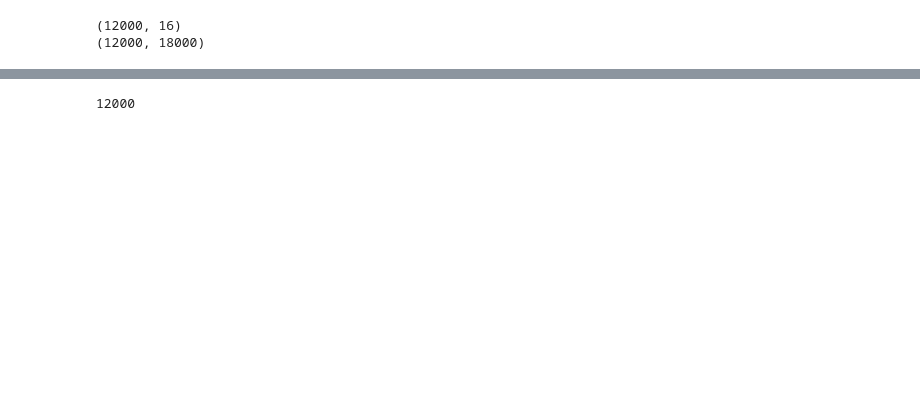
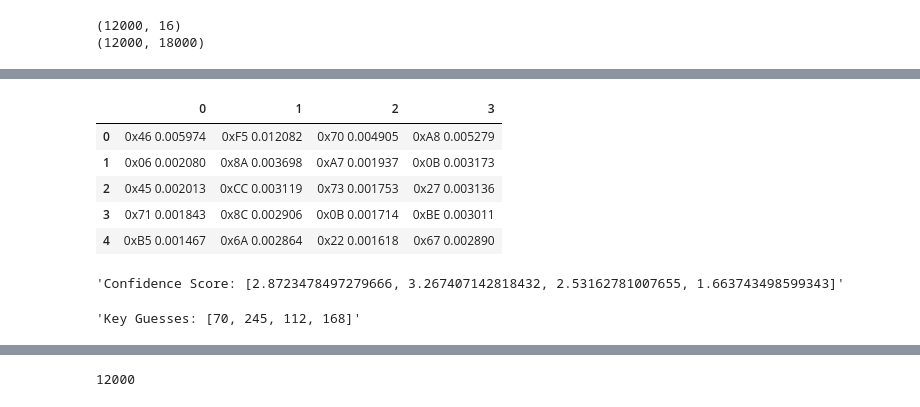
Before and after one commit to aklsh/CS6630, a Jupyter notebook: A2/src/clefia_CPA.ipynb, the cells around one changed output, grey strips where cells are left out. Saved outputs shown, nothing was run; the diff lists cells and outputs as text; code cells hidden in the pictures; blank space fills up the shorter version.

```diff
--- a/A2/src/clefia_CPA.ipynb
+++ b/A2/src/clefia_CPA.ipynb
@@ -596,0 +248,61 @@ Intermediate Value = output of first round ^ keyGuess
+# %%
+# Infer bytes 0-3:
+
+keyGuess = []
+guessTop5 = []
+printable = []    # for printing the top guessed keys
+
+for i in tnrange(0, 4, desc=descString0):
+    temp = []
+    for keyByte in tnrange(0, 256, desc="Generating Hamming Weights"):
+        for traceNum in range(activeTraces):
+            if (i % 2 == 0):
+                interVal = intermediate_0(textArr[traceNum, i], keyByte)
+            else:
+                interVal = intermediate_1(textArr[traceNum, i], keyByte)
+
+            HWmatrix[traceNum, keyByte] = bin(interVal).count("1")
+
+        for point in range(startPoint[offset], endPoint[offset]):
+            hw = HWmatrix[:activeTraces, keyByte]
+            trc = powerTrace[:activeTraces, point]
+            corrScore[i, keyByte, point] = np.abs(linregress(hw, trc).slope)
+        temp.append((keyByte, np.max(corrScore[i, keyByte])))
+
+    maxScoreVec = corrScore[i].max(axis=1)    # maxScore across tracePoints for each guess
+    top5idx = maxScoreVec.argsort()[-5:]
+    confScore.append(maxScoreVec[top5idx][-1] / maxScoreVec[top5idx][-2])
+    guessTop5.append(("Byte Number: {}".format(i), "Top-5 Indices: {}".format(top5idx), "Top-5 Corr Scores: {}".format(maxScoreVec[top5idx])))
+    keyGuess.append(top5idx[-1])
+
+    temp.sort(key = lambda x: -x[1])  # sort temp by dom value
+    printable.append(temp)  # add the data in list
+    df = pd.DataFrame(printable).transpose()
+
+    clear_output(wait=True)  # clear the previous output
+    display(df.head().style.format(format_stat).apply(color_corr_key, axis=0))  # display the current status
+
+display("Confidence Score: {}".format(confScore[-4:]), "Key Guesses: {}".format(keyGuess))
+
+if (attackType == "first"):
+    fileName = "../data/keys/RK0"
+else:
+    fileName = "../data/keys/RK34"
+if (alpha == 1):
+    np.save(fileName, keyGuess)
+else:
+    trueKeys = np.load(fileName+".npy", "r")
+    for i in range(4):
+        if (trueKeys[i] != keyGuess[i]):
+            print("Wrong Key Predicted! Number of traces insufficient!")
+            keyMatch = False
+            break
+# %% [output]
+|  | 0 | 1 | 2 | 3 |
+| 0 | 0x46 0.005974 | 0xF5 0.012082 | 0x70 0.004905 | 0xA8 0.005279 |
+| 1 | 0x06 0.002080 | 0x8A 0.003698 | 0xA7 0.001937 | 0x0B 0.003173 |
+| 2 | 0x45 0.002013 | 0xCC 0.003119 | 0x73 0.001753 | 0x27 0.003136 |
+| 3 | 0x71 0.001843 | 0x8C 0.002906 | 0x0B 0.001714 | 0xBE 0.003011 |
+| 4 | 0xB5 0.001467 | 0x6A 0.002864 | 0x22 0.001618 | 0x67 0.002890 |
+'Confidence Score: [2.8723478497279666, 3.267407142818432, 2.53162781007655, 1.663743498599343]'
+'Key Guesses: [70, 245, 112, 168]'
```
Also changed, not shown: parts of 52 cells of this notebook, 1 other file.
